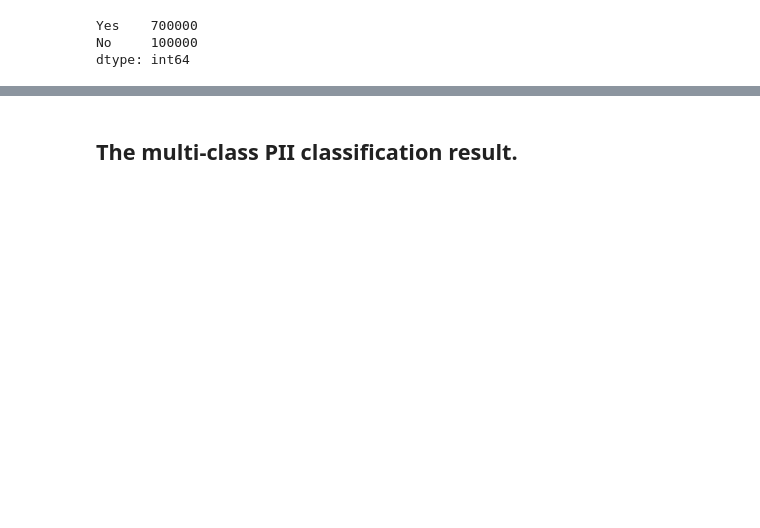
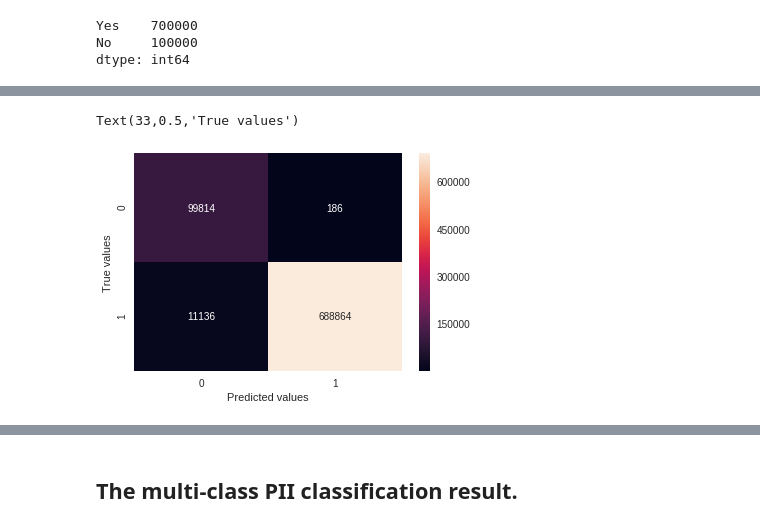
Before and after one commit to edwardcooper/data-sentry, a Jupyter notebook: model/word2vec_visualizer_logistic_regression.ipynb, the cells around one changed output, grey strips where cells are left out. Saved outputs shown, nothing was run; the diff lists cells and outputs as text; code cells hidden in the pictures; blank space fills up the shorter version.

```diff
--- a/model/word2vec_visualizer_logistic_regression.ipynb
+++ b/model/word2vec_visualizer_logistic_regression.ipynb
@@ -193 +219,10 @@ No     110684
 dtype: int64
+# %%
+import seaborn as sns
+import matplotlib.pyplot as plt
+sns.heatmap(confusion_matrix(y_true = binary_true, y_pred = binary_pred), annot = True,fmt="d")
+plt.xlabel("Predicted values")
+plt.ylabel("True values")
+# %% [output]
+Text(33,0.5,'True values')
+[figure, added]
```
Also changed, not shown: parts of 46 cells of this notebook, 5 other files.
